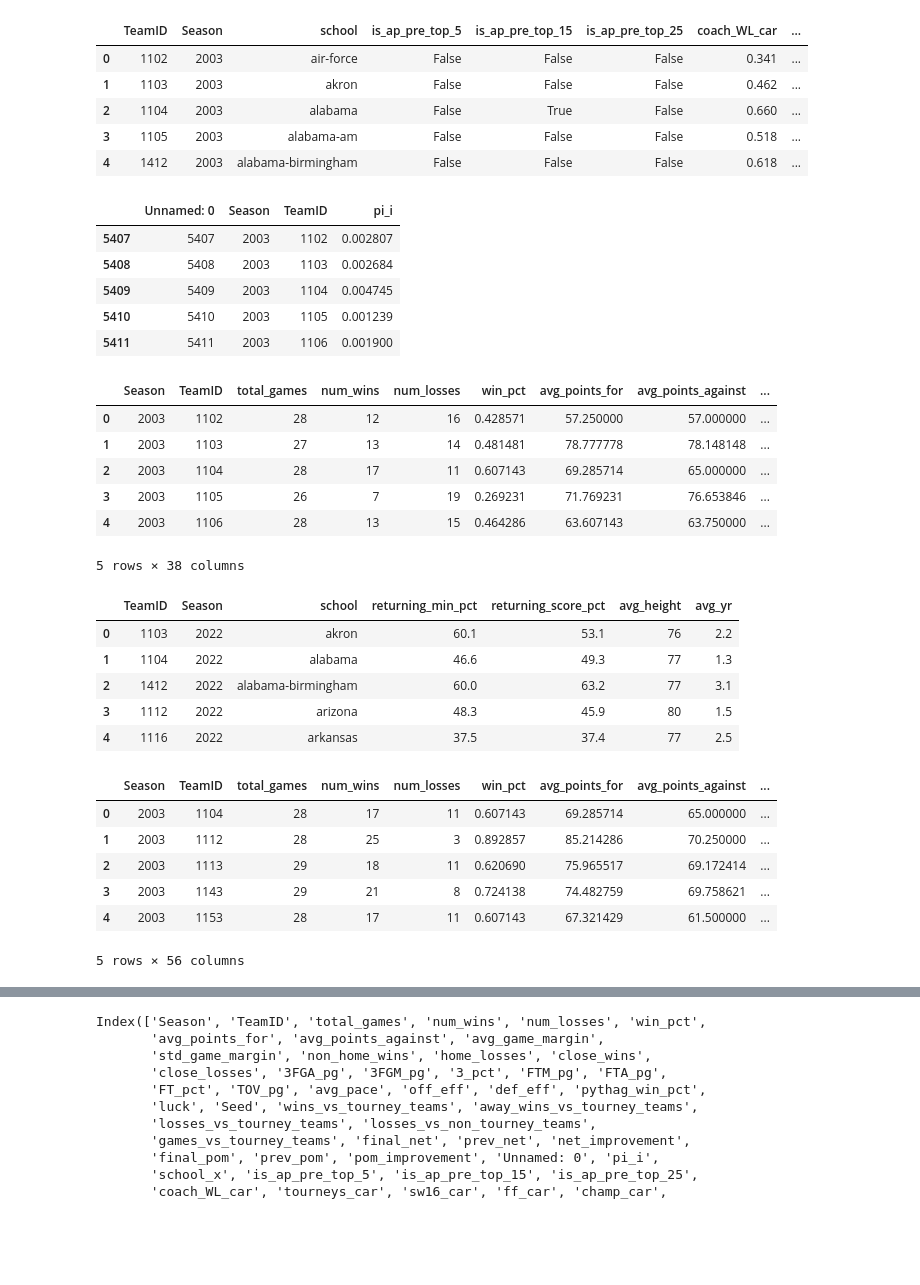
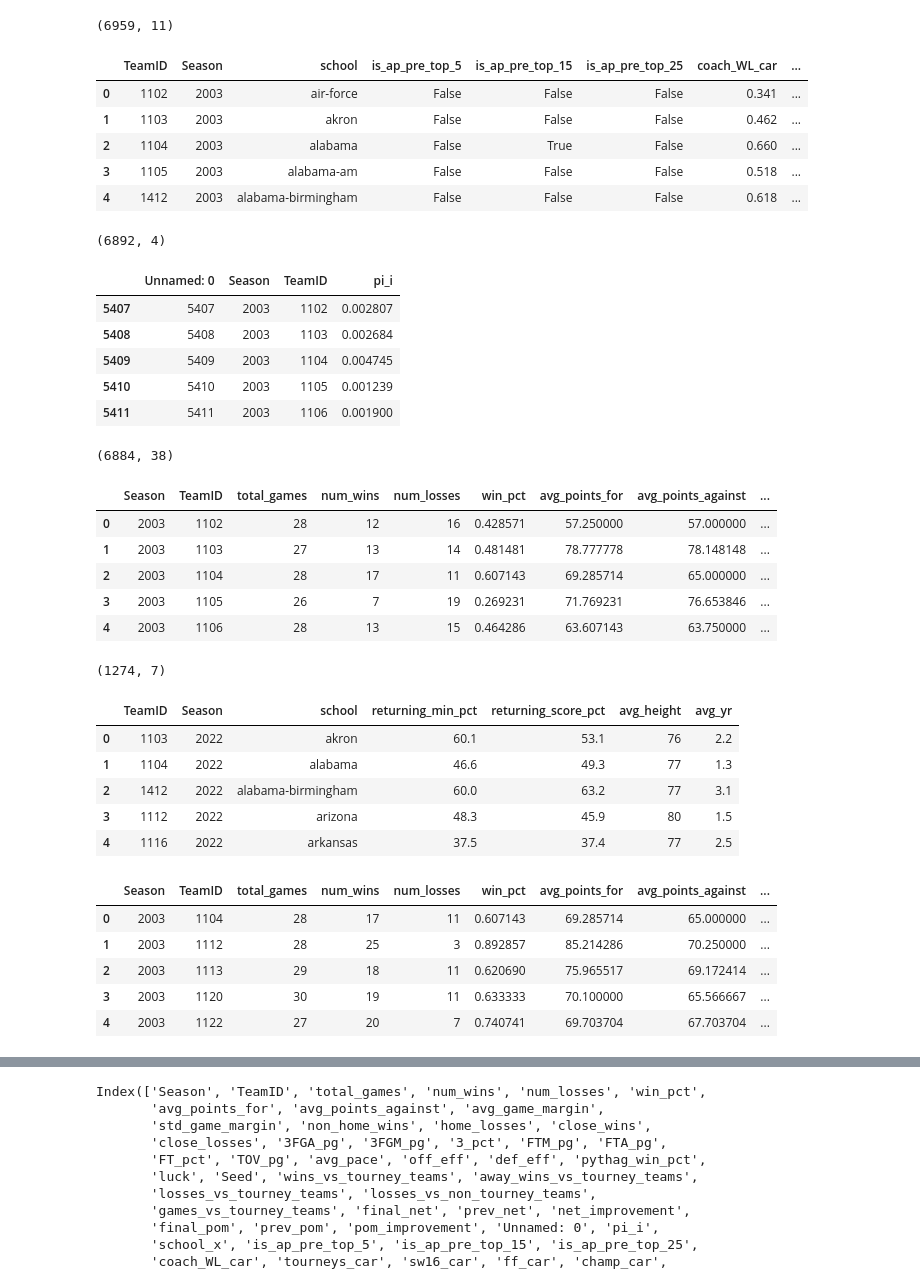
Before and after one commit to dylanfarrell/march-madness-bracket-prediction, a Jupyter notebook: create_model_data.ipynb, the cells around one changed output, grey strips where cells are left out. Saved outputs shown, nothing was run; the diff lists cells and outputs as text; code cells hidden in the pictures; blank space fills up the shorter version.

Commit message:
fixed left join to include all features 03-22

```diff
--- a/create_model_data.ipynb
+++ b/create_model_data.ipynb
@@ -13,8 +13,10 @@ team_season_features = pd.read_csv('data/generated_data/team_season_features.csv
 additional_team_features = pd.read_csv('data/generated_data/additional_team_features.csv')
 preseason_rankings = pd.read_csv('data/generated_data/preseason_rankings.csv')
 # %%
+print(coach_features.shape)
 coach_features.head()
 # %% [output]
+(6959, 11)
 |  | TeamID | Season | school | is_ap_pre_top_5 | is_ap_pre_top_15 | is_ap_pre_top_25 | coach_WL_car | ... |
 | 0 | 1102 | 2003 | air-force | False | False | False | 0.341 | ... |
 | 1 | 1103 | 2003 | akron | False | False | False | 0.462 | ... |
@@ -22,8 +24,10 @@ coach_features.head()
 | 3 | 1105 | 2003 | alabama-am | False | False | False | 0.518 | ... |
 | 4 | 1412 | 2003 | alabama-birmingham | False | False | False | 0.618 | ... |
 # %%
+print(stationary_probs.shape)
 stationary_probs.head()
 # %% [output]
+(6892, 4)
 |  | Unnamed: 0 | Season | TeamID | pi_i |
 | 5407 | 5407 | 2003 | 1102 | 0.002807 |
 | 5408 | 5408 | 2003 | 1103 | 0.002684 |
@@ -31,18 +35,21 @@ stationary_probs.head()
 | 5410 | 5410 | 2003 | 1105 | 0.001239 |
 | 5411 | 5411 | 2003 | 1106 | 0.001900 |
 # %%
+print(team_season_features.shape)
 team_season_features.head()
 # %% [output]
+(6884, 38)
 |  | Season | TeamID | total_games | num_wins | num_losses | win_pct | avg_points_for | avg_points_against | ... |
 | 0 | 2003 | 1102 | 28 | 12 | 16 | 0.428571 | 57.250000 | 57.000000 | ... |
 | 1 | 2003 | 1103 | 27 | 13 | 14 | 0.481481 | 78.777778 | 78.148148 | ... |
 | 2 | 2003 | 1104 | 28 | 17 | 11 | 0.607143 | 69.285714 | 65.000000 | ... |
 | 3 | 2003 | 1105 | 26 | 7 | 19 | 0.269231 | 71.769231 | 76.653846 | ... |
 | 4 | 2003 | 1106 | 28 | 13 | 15 | 0.464286 | 63.607143 | 63.750000 | ... |
-5 rows × 38 columns
 # %%
+print(additional_team_features.shape)
 additional_team_features.head()
 # %% [output]
+(1274, 7)
 |  | TeamID | Season | school | returning_min_pct | returning_score_pct | avg_height | avg_yr |
 | 0 | 1103 | 2022 | akron | 60.1 | 53.1 | 76 | 2.2 |
 | 1 | 1104 | 2022 | alabama | 46.6 | 49.3 | 77 | 1.3 |
@@ -52,15 +59,15 @@ additional_team_features.head()
 # %%
 idx = ['Season', 'TeamID']
 features_all = team_season_features.merge(stationary_probs, on=idx)\
 .merge(coach_features, on=idx)\
 .merge(additional_team_features, on=idx)\
-.merge(preseason_rankings, on=idx)
+.merge(preseason_rankings, on=idx, how='left')
+features_all['preseason_pts'] = features_all['preseason_pts'].fillna(0)
 features_all.head()
 # %% [output]
 |  | Season | TeamID | total_games | num_wins | num_losses | win_pct | avg_points_for | avg_points_against | ... |
 | 0 | 2003 | 1104 | 28 | 17 | 11 | 0.607143 | 69.285714 | 65.000000 | ... |
 | 1 | 2003 | 1112 | 28 | 25 | 3 | 0.892857 | 85.214286 | 70.250000 | ... |
 | 2 | 2003 | 1113 | 29 | 18 | 11 | 0.620690 | 75.965517 | 69.172414 | ... |
-| 3 | 2003 | 1143 | 29 | 21 | 8 | 0.724138 | 74.482759 | 69.758621 | ... |
-| 4 | 2003 | 1153 | 28 | 17 | 11 | 0.607143 | 67.321429 | 61.500000 | ... |
+| 3 | 2003 | 1120 | 30 | 19 | 11 | 0.633333 | 70.100000 | 65.566667 | ... |
+| 4 | 2003 | 1122 | 27 | 20 | 7 | 0.740741 | 69.703704 | 67.703704 | ... |
-5 rows × 56 columns
```
Also changed, not shown: parts of 14 cells of this notebook, 1 other file.
